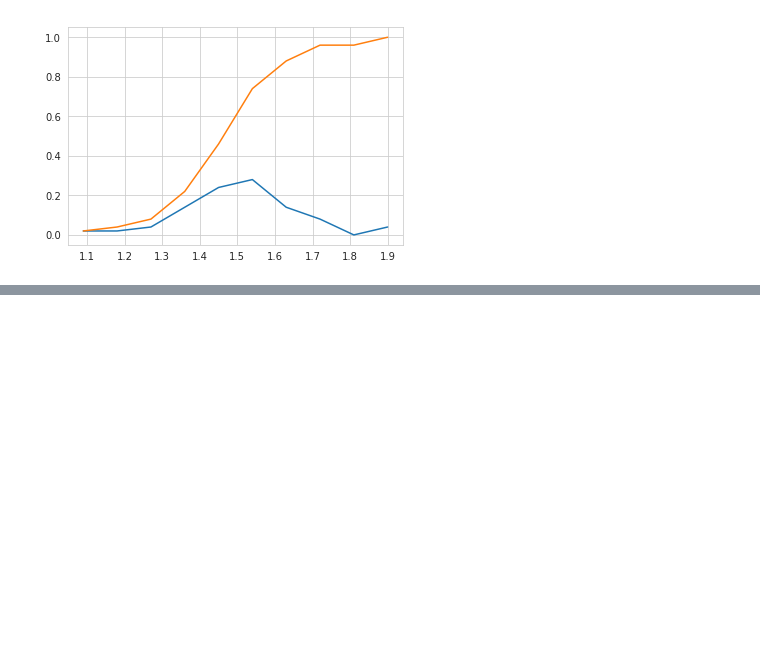
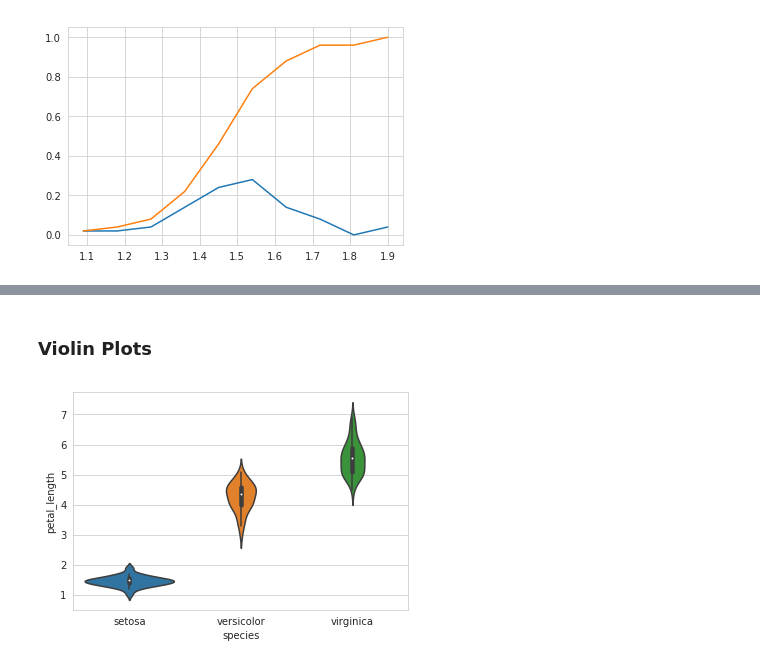
Before and after one commit to Deepshikha05/Machine-Learning-Concepts-and-Algorithms, a Jupyter notebook: Exploring Different Plotting Libraries.ipynb, the cells around one changed output, grey strips where cells are left out. Saved outputs shown, nothing was run; the diff lists cells and outputs as text; code cells hidden in the pictures; blank space fills up the shorter version.

```diff
--- a/Exploring Different Plotting Libraries.ipynb
+++ b/Exploring Different Plotting Libraries.ipynb
@@ -142,0 +244,11 @@ plt.show();
+# %% [markdown]
+### Violin Plots
+# %%
+# A violin plot combines the benefits of the previous two plots and simplifies them
+
+# Denser regions of the data are fatter, and sparser ones thinner in a violin plot
+
+sns.violinplot(x="species", y="petal_length", data=iris_dataset, size=8)
+plt.show()
+# %% [output]
+[figure, added]
```
Also changed, not shown: parts of 7 cells of this notebook.
